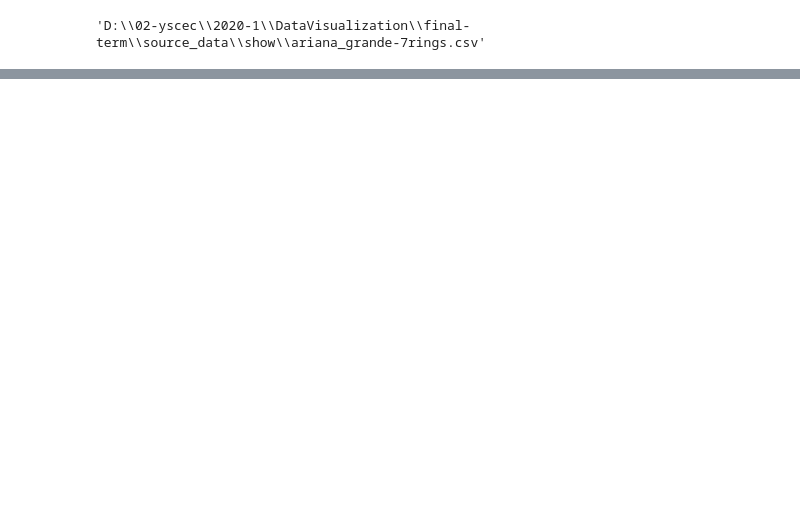
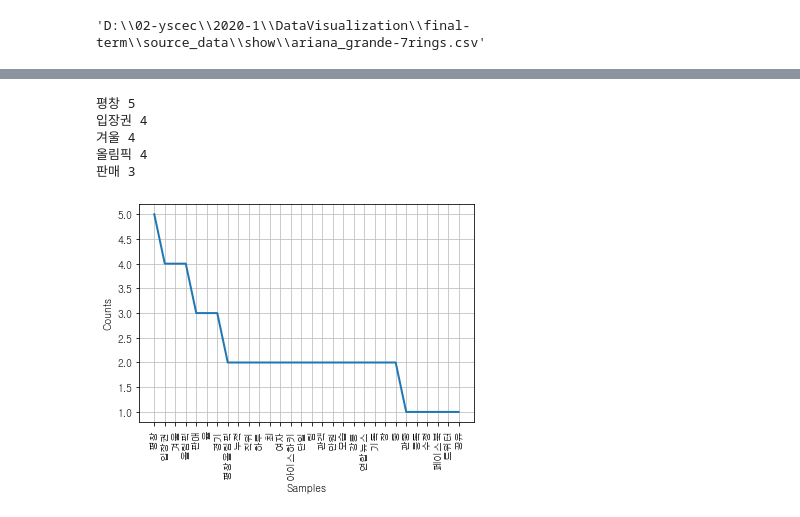
Before and after one commit to hi-space/youtube-emotional-analysis, a Jupyter notebook: youtube-comments-crawling/using_youtube_api/data_cleaning_scratch.ipynb, the cells around one changed output, grey strips where cells are left out. Cells and saved outputs as stored; diff of their text form; code cells hidden in the pictures; blank space fills up the shorter version.

```diff
--- a/youtube-comments-crawling/using_youtube_api/data_cleaning_scratch.ipynb
+++ b/youtube-comments-crawling/using_youtube_api/data_cleaning_scratch.ipynb
@@ -64,0 +84,32 @@ df.to_csv(PREPROCESSING_PATH + file_list[0],
+# %%
+import collections
+
+text = '''
+평창올림픽 입장권 판매율 93%·누적관중 54만명
+등록 :2018-02-17 14:15수정 :2018-02-17 14:24
+페이스북트위터공유스크랩프린트크게 작게
+조직위, 17일 하루 최다 9만장 팔려
+빈자리는 운영 인력과 자원봉사자로 채워
+평창겨울올림픽 여자 아이스하키 단일팀 경기가 관객들로 만원을 이룬 모습. 강릉/연합뉴스
+평창겨울올림픽 여자 아이스하키 단일팀 경기가 관객들로 만원을 이룬 모습. 강릉/연합뉴스
+2018 평창겨울올림픽 누적 입장권 판매율이 93%를 기록했다.
+평창겨울올림픽 조직위원회는 17일 강원도 평창 알펜시아 리조트 내 메인프레스센터에서 열린 국제올림픽위원회(IOC)와의 일일 공동 브리핑에서 “17일 오전 현재 목표치 106만8000장 중 99만1000장이 팔려 입장권 판매율이 92.8%로 올랐다”고 발표했다.
+조직위는 특히 17일 경기 입장권 9만2000장 중 9만장이 이미 팔려 평창올림픽 개막 후 하루 최다 판매량을 기록했다고 밝혔다.
+김동훈 기자 cano@hani.co.kr
+원문보기:
+http://www.hani.co.kr/arti/society/society_general/832485.html#csidx84422124998e6d599763a4e971add95
+'''
+
+okt = konlpy.tag.Okt()
+words = okt.nouns(text)
+d_frequency = collections.Counter(words)
+
+#for word, frequency in d_frequency.items(): #모두
+for word, frequency in d_frequency.most_common(5): #상위 5개
+    print(word, frequency)
+# %% [output]
+평창 5
+입장권 4
+겨울 4
+올림픽 4
+판매 3
@@ -64,0 +123,8 @@ df.to_csv(PREPROCESSING_PATH + file_list[0],
+# %%
+from nltk import Text
+
+kolaw = Text(words, name="kolaw")
+kolaw.plot(30)
+plt.show()
+# %% [output]
+[figure, added]
```
Also changed, not shown: parts of 11 cells of this notebook, 1 other file.
